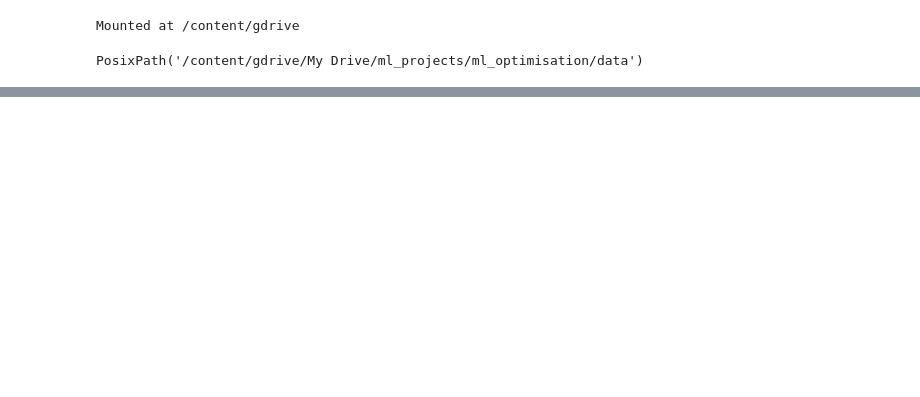
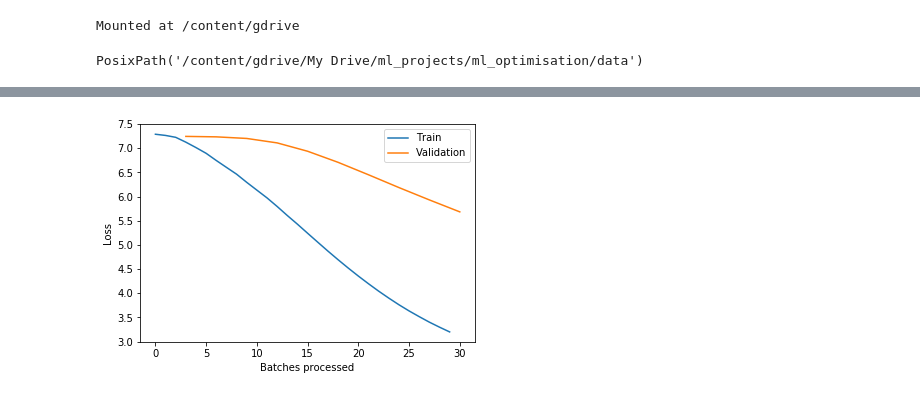
Before and after one commit to ndaly06/ml_optimisation, a Jupyter notebook: models/model.ipynb, the cells around one changed output, grey strips where cells are left out. Cells and saved outputs as stored; diff of their text form; code cells hidden in the pictures; blank space fills up the shorter version.

```diff
--- a/models/model.ipynb
+++ b/models/model.ipynb
@@ -35,0 +233,2 @@ model_data.head()
+# %%
+learn.fit_one_cycle(10, 1e-02)
@@ -35,0 +247,5 @@ model_data.head()
+# %%
+#
+learn.recorder.plot_losses()
+# %% [output]
+[figure, added]
```
Also changed, not shown: parts of 24 cells of this notebook.
